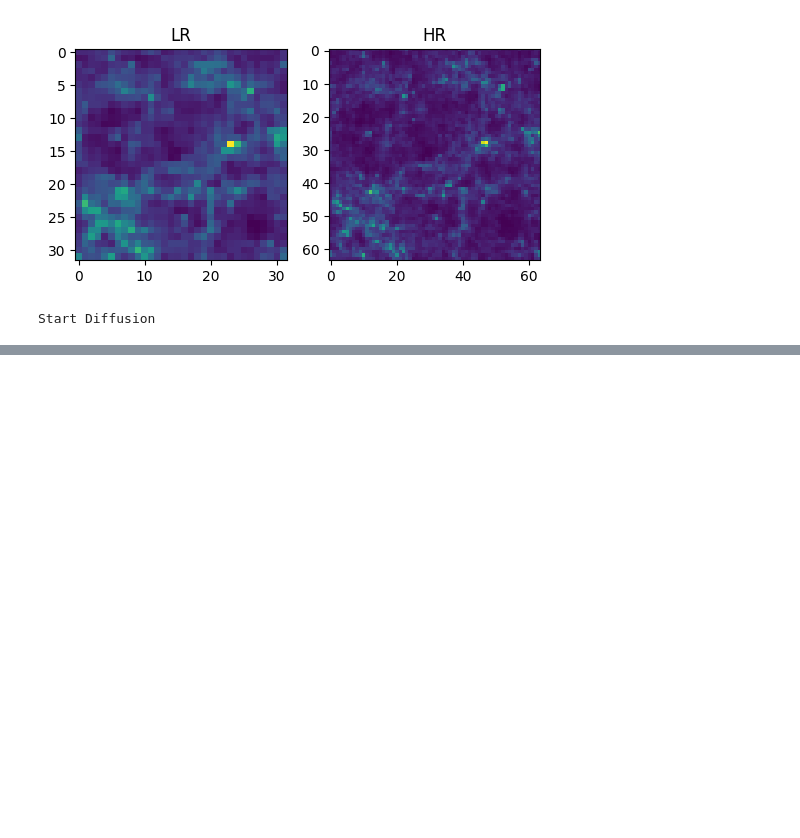
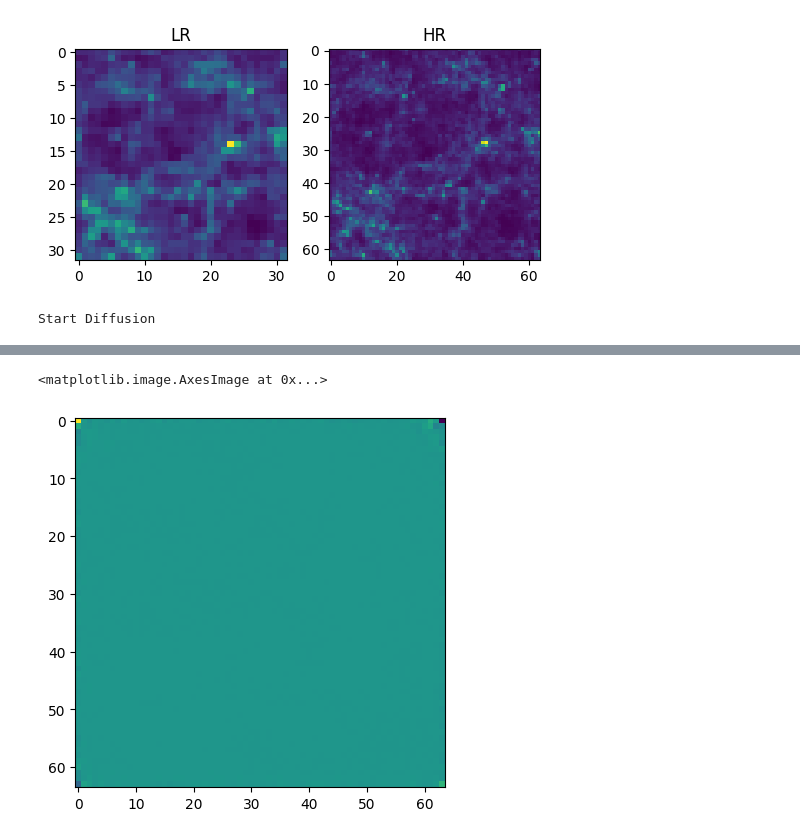
Before and after one commit to atokiwaipmu/SR3D, a Jupyter notebook: SR3D.ipynb, the cells around one changed output, grey strips where cells are left out. Saved outputs shown, nothing was run; the diff lists cells and outputs as text; code cells hidden in the pictures; blank space fills up the shorter version.

```diff
--- a/SR3D.ipynb
+++ b/SR3D.ipynb
@@ -169,0 +189,5 @@ for j in tqdm(reversed(range(0, timesteps)), total=timesteps):
+# %%
+plt.imshow((tmp_upsample_lr+img).squeeze(0).squeeze(0).cpu().numpy().sum(axis=0))
+# %% [output]
+<matplotlib.image.AxesImage at 0x...>
+[figure, added]
```
Also changed, not shown: parts of 3 cells of this notebook.
